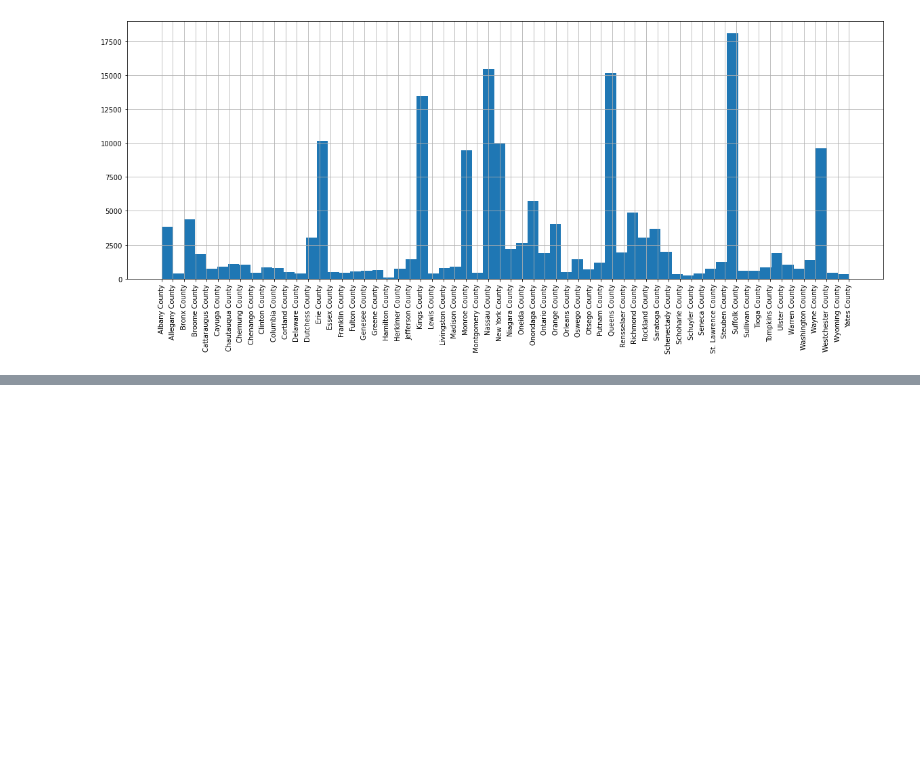
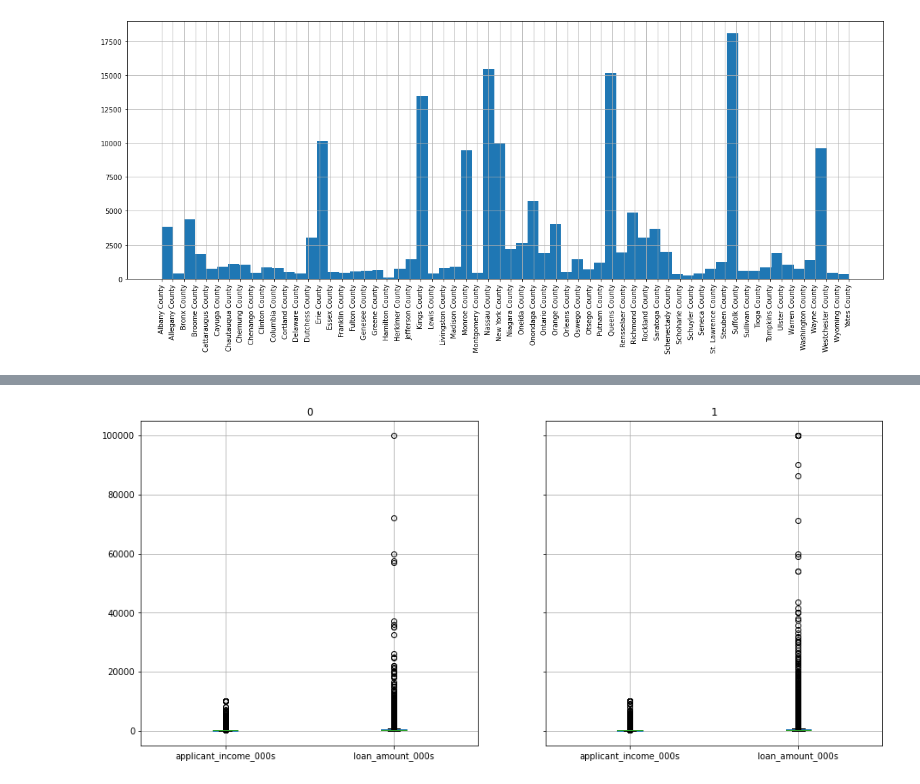
Before and after one commit to DJ1070/Darlehensanfragen, a Jupyter notebook: exploration.ipynb, the cells around one changed output, grey strips where cells are left out. Cells and saved outputs as stored; diff of their text form; code cells hidden in the pictures; blank space fills up the shorter version.

```diff
--- a/exploration.ipynb
+++ b/exploration.ipynb
@@ -290,0 +317,5 @@ plt.show()
+# %%
+ax = df[['applicant_income_000s', 'loan_amount_000s']].groupby(df.loan_approved).boxplot(figsize=[15,7])
+plt.show()
+# %% [output]
+[figure, added]
```
Also changed, not shown: parts of 8 cells of this notebook.
